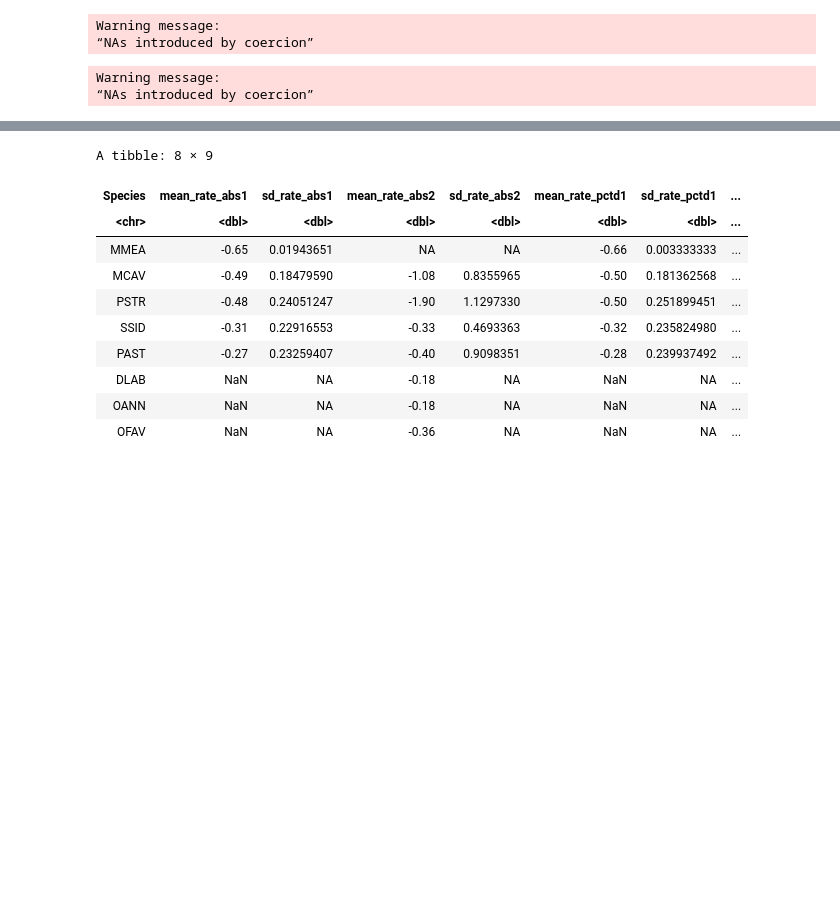
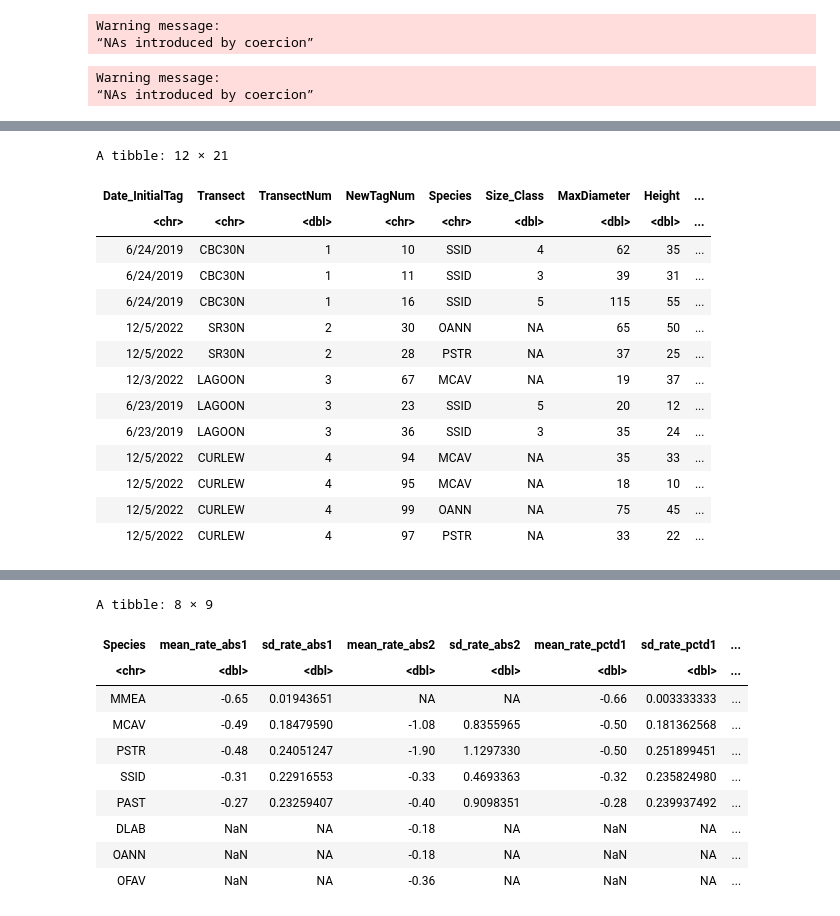
Before and after one commit to brookewicz/Code_notebook, a Jupyter notebook: sctld_tl/tl.ipynb, the cells around one changed output, grey strips where cells are left out. Saved outputs shown, nothing was run; the diff lists cells and outputs as text; code cells hidden in the pictures; blank space fills up the shorter version.

```diff
--- a/sctld_tl/tl.ipynb
+++ b/sctld_tl/tl.ipynb
@@ -210,3 +261,23 @@ Warning message:
+# %%
+tld %>%
+    filter(Date == '122022') %>%
+    filter(is.na(diff_tl) | diff_tl == 0)
+# %% [output]
+A tibble: 12 × 21
+| Date_InitialTag | Transect | TransectNum | NewTagNum | Species | Size_Class | MaxDiameter | Height | ... |
+| <chr> | <chr> | <dbl> | <chr> | <chr> | <dbl> | <dbl> | <dbl> | ... |
+| 6/24/2019 | CBC30N | 1 | 10 | SSID | 4 | 62 | 35 | ... |
+| 6/24/2019 | CBC30N | 1 | 11 | SSID | 3 | 39 | 31 | ... |
+| 6/24/2019 | CBC30N | 1 | 16 | SSID | 5 | 115 | 55 | ... |
+| 12/5/2022 | SR30N | 2 | 30 | OANN | NA | 65 | 50 | ... |
+| 12/5/2022 | SR30N | 2 | 28 | PSTR | NA | 37 | 25 | ... |
+| 12/3/2022 | LAGOON | 3 | 67 | MCAV | NA | 19 | 37 | ... |
+| 6/23/2019 | LAGOON | 3 | 23 | SSID | 5 | 20 | 12 | ... |
+| 6/23/2019 | LAGOON | 3 | 36 | SSID | 3 | 35 | 24 | ... |
+| 12/5/2022 | CURLEW | 4 | 94 | MCAV | NA | 35 | 33 | ... |
+| 12/5/2022 | CURLEW | 4 | 95 | MCAV | NA | 18 | 10 | ... |
+| 12/5/2022 | CURLEW | 4 | 99 | OANN | NA | 75 | 45 | ... |
+| 12/5/2022 | CURLEW | 4 | 97 | PSTR | NA | 33 | 22 | ... |
 # %%
 # avg TL rates per spp (2019 -> May, May -> Dec)
 ratei<-tld %>%
```
Also changed, not shown: parts of 15 cells of this notebook, 1 other file.
